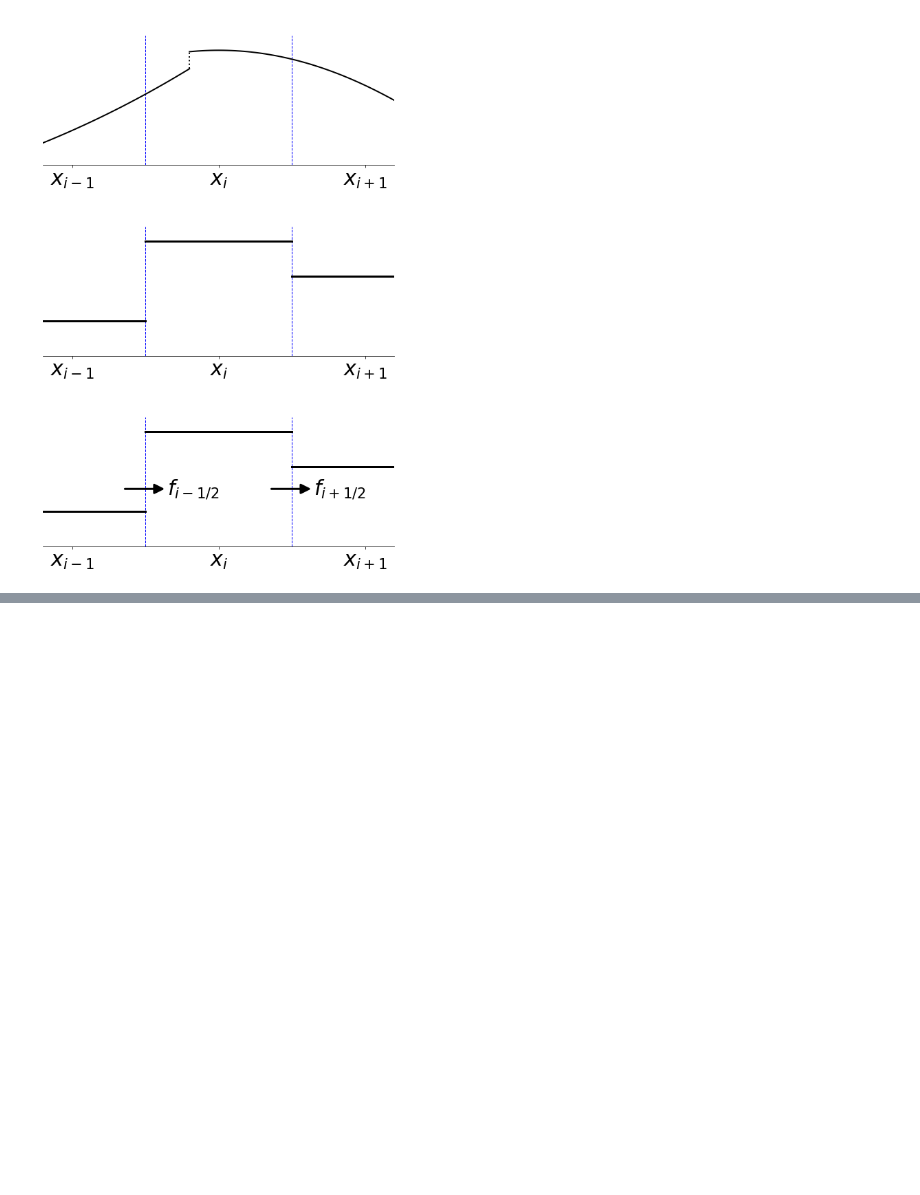
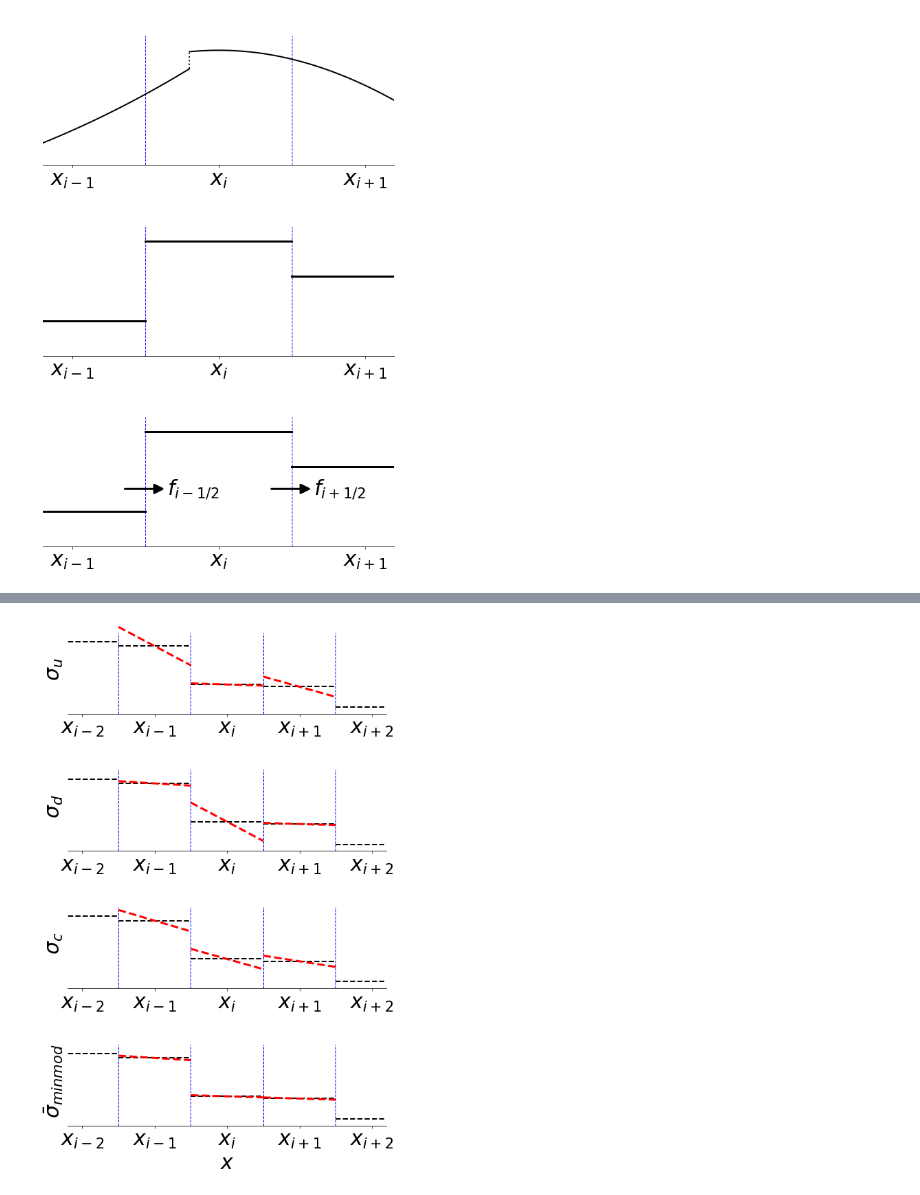
Before and after one commit to IanHawke/slides, a Jupyter notebook: icts-2020/figures/plots.ipynb, the cells around one changed output, grey strips where cells are left out. Saved outputs shown, nothing was run; the diff lists cells and outputs as text; code cells hidden in the pictures; blank space fills up the shorter version.

```diff
--- a/icts-2020/figures/plots.ipynb
+++ b/icts-2020/figures/plots.ipynb
@@ -451,0 +670,44 @@ array([0.72094336, 0.72094336, 1.        , 1.        , 0.87758256,
+# %%
+fig, axes = pyplot.subplots(4, 1, figsize=(8, 12))
+
+values = numpy.array([0.8, 0.75, 0.325, 0.3, 0.075])
+sigma_u = values[2:] - values[1:-1]
+sigma_d = values[1:-1] - values[:-2]
+sigma_c = (values[2:] - values[:-2]) / 2
+sigma_minmod = numpy.where(sigma_u * sigma_d < 0,
+                           numpy.zeros_like(sigma_u),
+                           numpy.where(numpy.abs(sigma_u) < numpy.abs(sigma_d),
+                                       sigma_u, sigma_d))
+edges = [[-2.5, -1.5], [-1.5, -0.5], [-0.5, 0.5], [0.5, 1.5], [1.5, 2.5]]
+
+for (ax, sigma) in zip(axes, [sigma_u, sigma_d, sigma_c, sigma_minmod]):
+    ax.spines['top'].set_visible(False)
+    ax.spines['right'].set_visible(False)
+    ax.spines['left'].set_visible(False)
+    ax.set_xticks(numpy.arange(-2, 2+0.01, 1))
+    ax.set_yticks([])
+    ax.set_xticklabels([r"$x_{i-2}$", r"$x_{i-1}$", r"$x_{i}$", r"$x_{i+1}$", r"$x_{i+2}$", ], size=textsize)
+    ax.set_yticklabels([])
+
+    for num in numpy.arange(-3, 4, 2):
+        ax.axvline(x=num/2, ymin=0, ymax=0.9, color='b', ls='--', lw=1)
+
+    for value, edge in zip(values, edges):
+        ax.plot(edge, [value, value], 'k--', lw=2)
+
+    for value, edge, slope in zip(values[1:-1], edges[1:-1], sigma):
+        ax.plot(edge, [value-slope/2, value+slope/2], 'r--', lw=3)
+
+    ax.set_xlim(-2.2, 2.2)
+    ax.set_ylim(0, 1)
+
+axes[0].set_ylabel(r"$\sigma_{u}$")
+axes[1].set_ylabel(r"$\sigma_{d}$")
+axes[2].set_ylabel(r"$\sigma_{c}$")
+axes[3].set_ylabel(r"$\bar{\sigma}_{minmod}$")
+axes[3].set_xlabel(r"$x$")
+fig.tight_layout()
+
+fig.savefig('slope_limiting.png', bbox_inches='tight')
+# %% [output]
+[figure, added]
```
Also changed, not shown: parts of 4 cells of this notebook, 8 other files.
